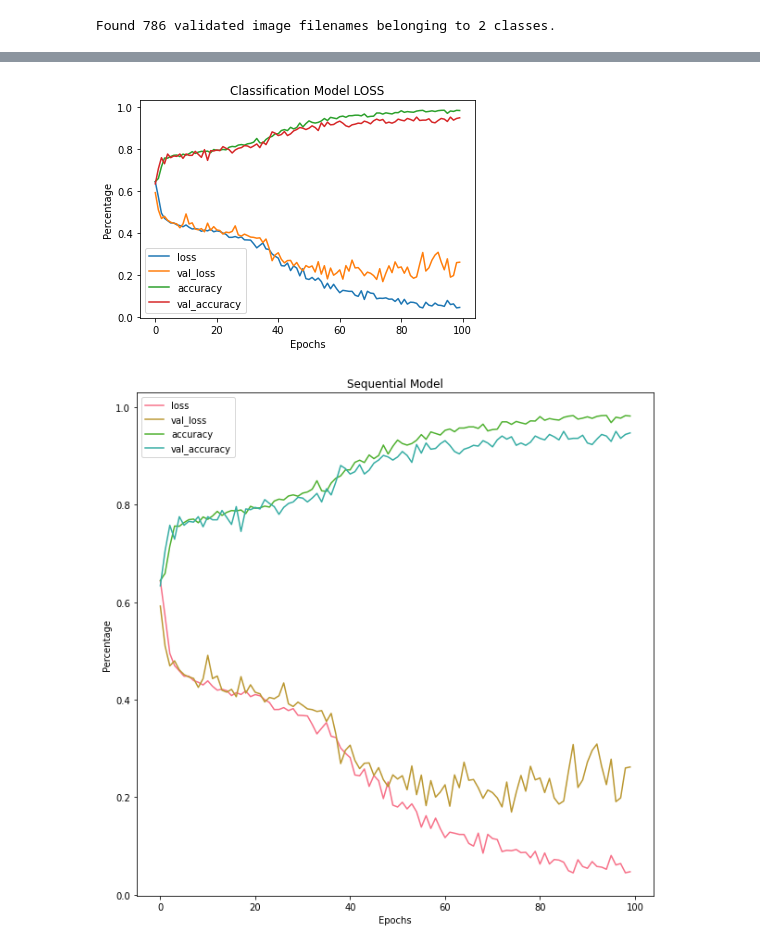
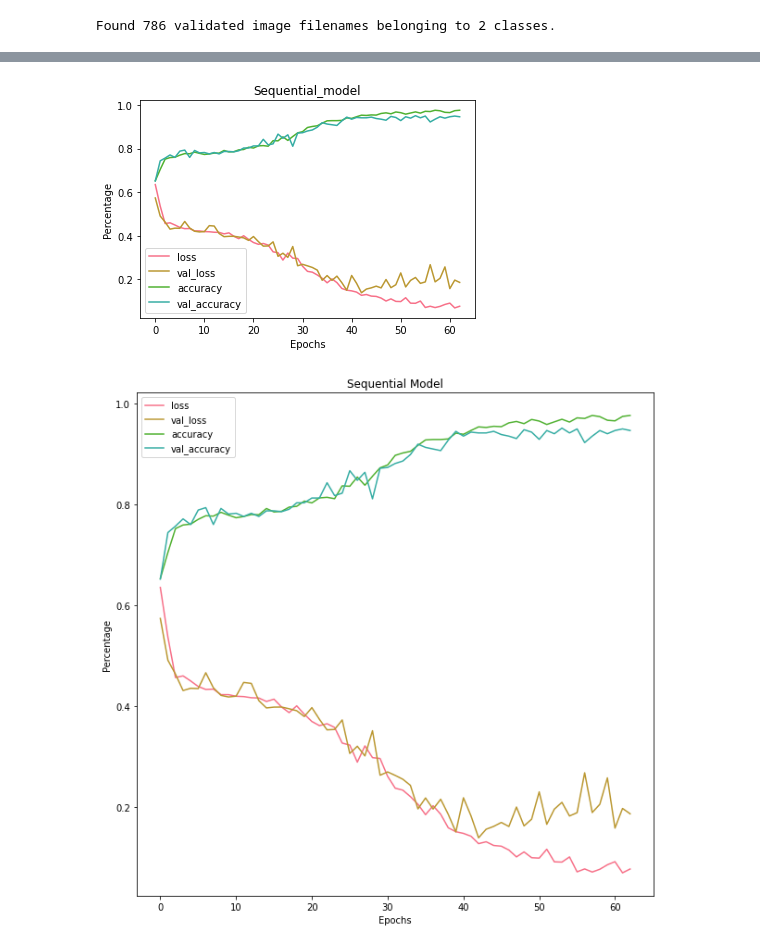
Before and after one commit to lraganit-star/CapstoneTwo, a Jupyter notebook: brain_tumor.ipynb, the cells around one changed output, grey strips where cells are left out. Drawn from its saved outputs; the diff is of its cells as text; code cells hidden in the pictures.

```diff
--- a/brain_tumor.ipynb
+++ b/brain_tumor.ipynb
@@ -195,9 +195,14 @@ Trainable params: 2,644,674
 Non-trainable params: 0
 _________________________________________________________________
 # %%
+from tensorflow.keras.callbacks import ModelCheckpoint
+from tensorflow.keras.callbacks import EarlyStopping
+mc = ModelCheckpoint('best_model.h5')
+es = EarlyStopping(monitor='val_loss', mode='min', verbose=1, patience=20)
 history = model.fit(train_gen,
-                    epochs=100,
-                    validation_data = valid_gen)
+                    epochs=500,
+                    validation_data = valid_gen,
+                    callbacks = [es, mc])
 score = model.evaluate(valid_gen, verbose=0)
 print('Test score:', score[0])
 print('Test accuracy:', score[1])  # this is the one we care about
@@ -236,18 +241,18 @@ plt.legend()
 
 plt.savefig('sequential_model')
 # %% [output]
-[figure, old version]
+[figure, new version]
 # %%
 plt.figure(figsize=(10,10))
 sns.set_palette("husl")
-sns.lineplot(x = range(100), y = history.history['loss'], palette = palette, label = 'loss')
-sns.lineplot(x = range(100), y = history.history['val_loss'], palette = palette, label = 'val_loss')
-sns.lineplot(x = range(100), y = history.history['accuracy'], palette = palette, label = 'accuracy')
-sns.lineplot(x = range(100), y = history.history['val_accuracy'], label = 'val_accuracy')
+sns.lineplot(x = range(63), y = history.history['loss'], palette = palette, label = 'loss')
+sns.lineplot(x = range(63), y = history.history['val_loss'], palette = palette, label = 'val_loss')
+sns.lineplot(x = range(63), y = history.history['accuracy'], palette = palette, label = 'accuracy')
+sns.lineplot(x = range(63), y = history.history['val_accuracy'], label = 'val_accuracy')
 plt.xlabel("Epochs")
 plt.ylabel("Percentage")
 plt.title('Sequential Model')
 plt.legend()
 plt.show()
 # %% [output]
-[figure, old version]
+[figure, new version]
```
Also changed, not shown: parts of 7 cells of this notebook, 2 other files.
